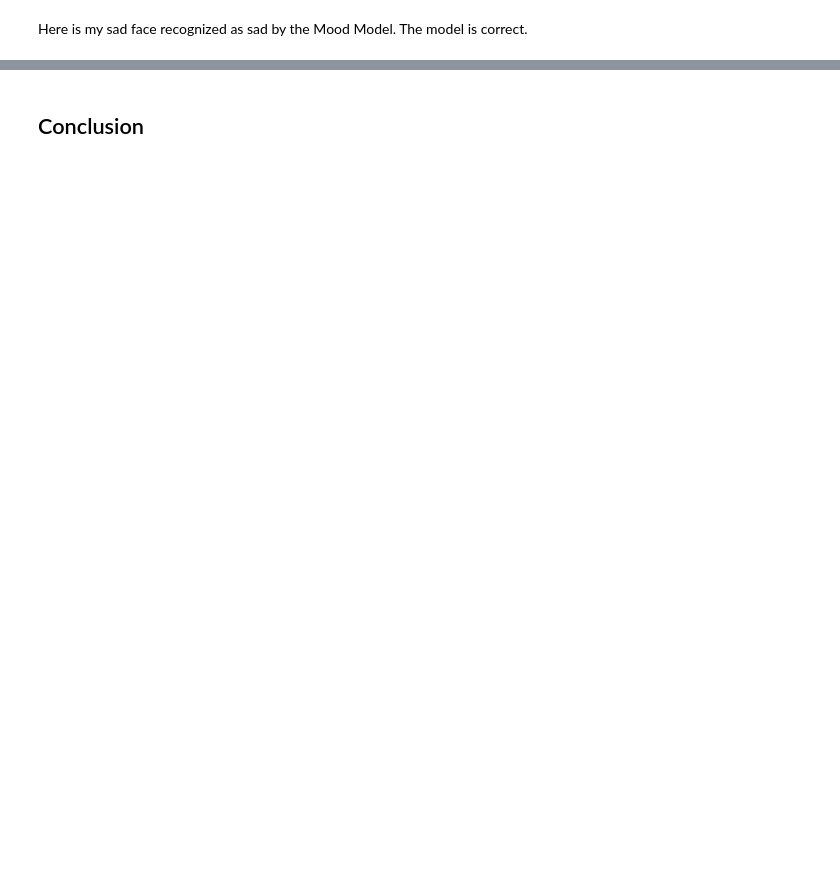
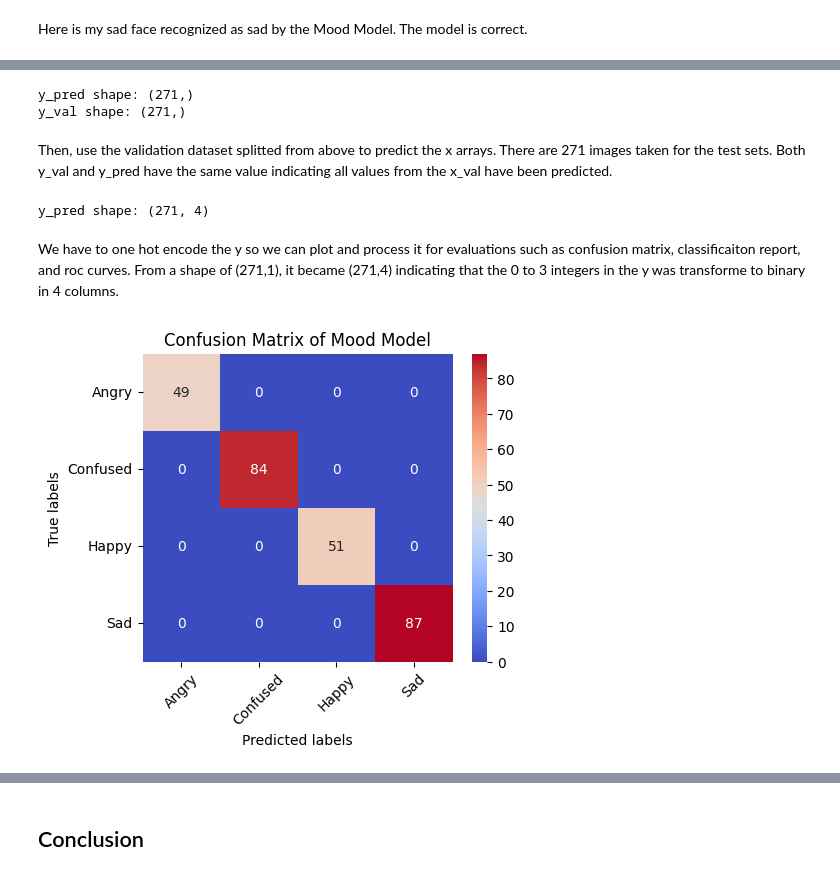
Before and after one commit to qkestacion07/Computer-Vision-Crash-Course-, a Jupyter notebook: MoodRecognition/moodrecog.ipynb, the cells around one changed output, grey strips where cells are left out. Saved outputs shown, nothing was run; the diff lists cells and outputs as text; code cells hidden in the pictures; blank space fills up the shorter version.

```diff
--- a/MoodRecognition/moodrecog.ipynb
+++ b/MoodRecognition/moodrecog.ipynb
@@ -118,3 +123,11 @@ mood_model.train(X, y)
+# %%
+mood_model = cv2.face.LBPHFaceRecognizer_create()
+x_train, x_val, y_train, y_val = train_test_split(
+            np.array(X), np.array(y),
+            test_size=0.3,
+            random_state=42
+        )
+mood_model.train(x_train, y_train)
 # %% [markdown]
 Lets train the Mood Model first. This contains 4 moods such as happy, sad, confused, and angry. LBPHFaceRecognizer_create allows us to create a model that specializes in recognizing faces.
 # %%
@@ -214,0 +296,27 @@ Here is my sad face recognized as sad by the Mood Model. The model is correct.
+# %%
+y_pred = []
+for x in x_val:
+    pred = mood_model.predict(x)
+    y_pred.append(pred[0])
+y_pred = np.array(y_pred)
+print('y_pred shape:',y_pred.shape)
+print('y_val shape:',y_val.shape)
+# %% [output]
+y_pred shape: (271,)
+y_val shape: (271,)
+# %% [markdown]
+Then, use the validation dataset splitted from above to predict the x arrays. There are 271 images taken for the test sets. Both y_val and y_pred have the same value indicating all values from the x_val have been predicted.
+# %%
+y_pred = np.array(to_categorical(y_pred))
+# %%
+y_val = np.array(to_categorical(y_val))
+# %%
+print('y_pred shape:',y_pred.shape)
+# %% [output]
+y_pred shape: (271, 4)
+# %% [markdown]
+We have to one hot encode the y so we can plot and process it for evaluations such as confusion matrix, classificaiton report, and roc curves. From a shape of (271,1), it became (271,4) indicating that the 0 to 3 integers in the y was transforme to binary in 4 columns.
+# %%
+plot_conf_mat(y_val,y_pred, moods,'Mood Model')
+# %% [output]
+[figure, added]
```
Also changed, not shown: parts of 14 cells of this notebook.
